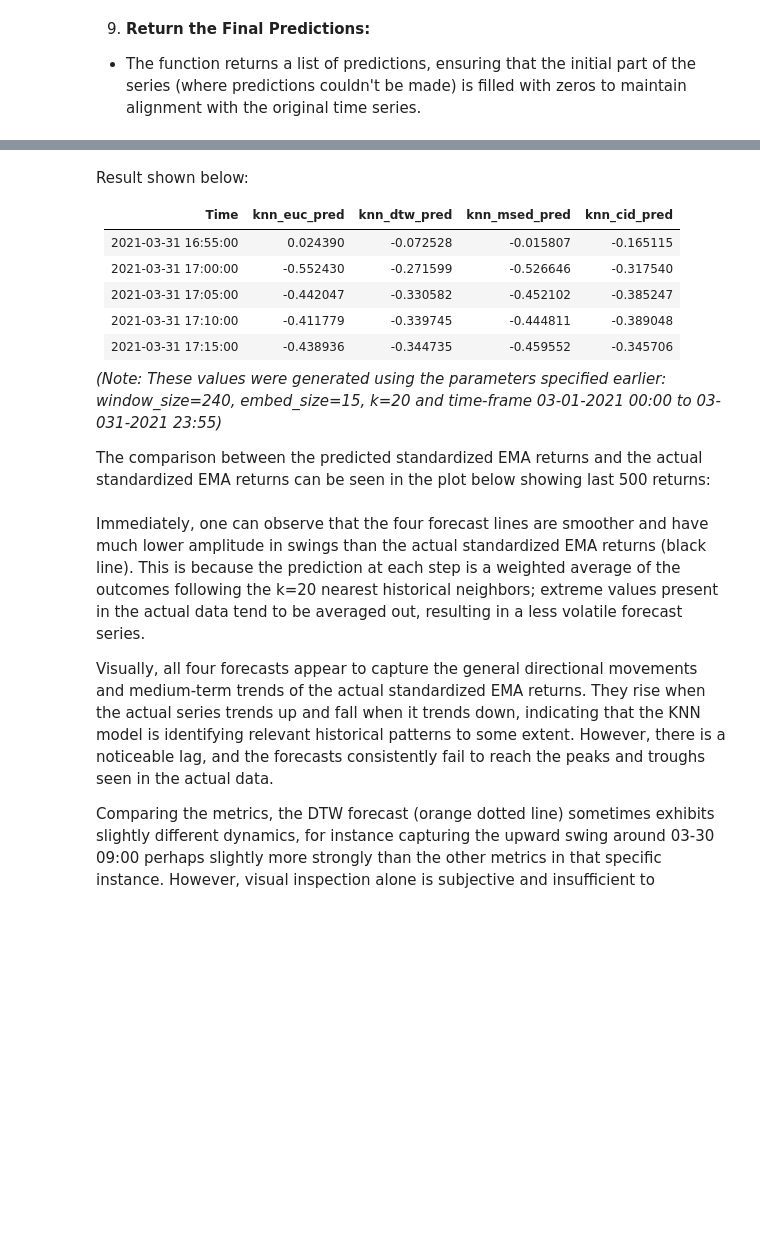
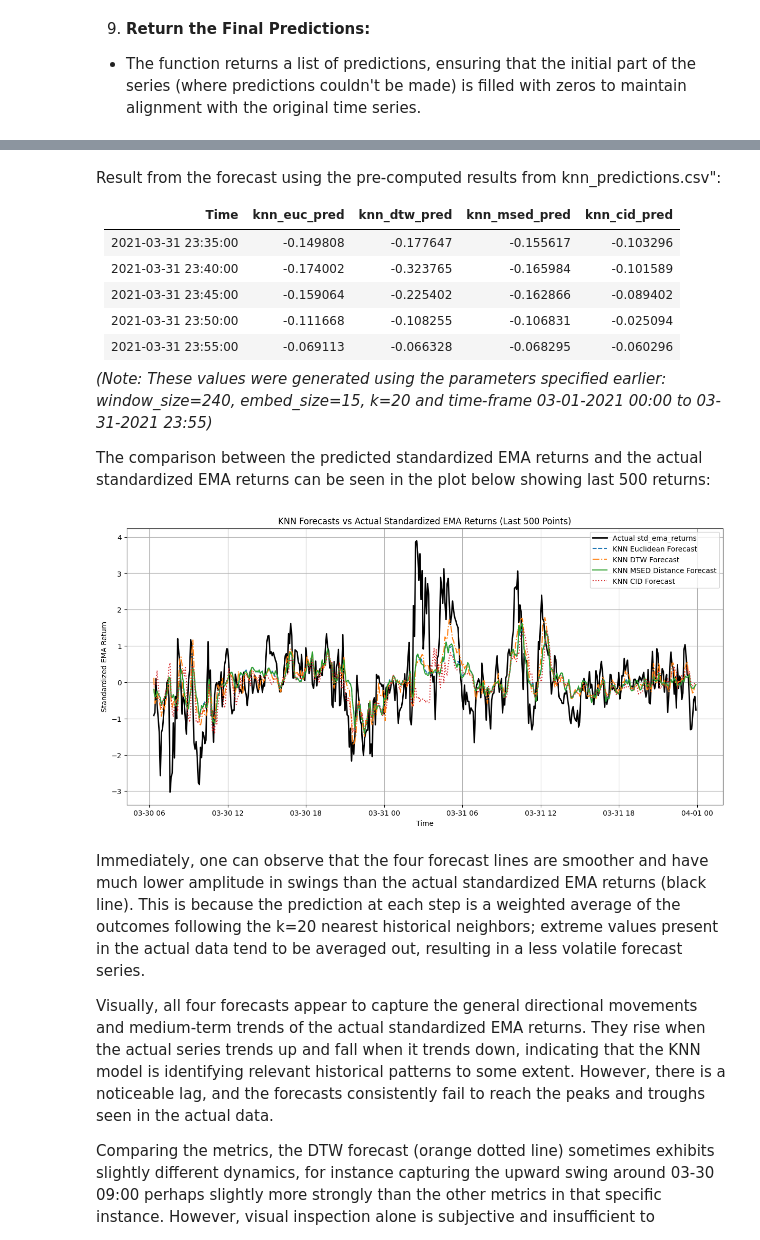
Before and after one commit to Kristofferjoha/Dynamic-Time-Patterns, a Jupyter notebook: Dynamic_Time_Patterns.ipynb, the cells around one changed output, grey strips where cells are left out. Saved outputs shown, nothing was run; the diff lists cells and outputs as text; code cells hidden in the pictures; blank space fills up the shorter version.

```diff
--- a/Dynamic_Time_Patterns.ipynb
+++ b/Dynamic_Time_Patterns.ipynb
@@ -640,0 +744,3 @@ print(df[["knn_euc_pred", "knn_dtw_pred", "knn_msed_pred", "knn_cid_pred"]].tail
+# %%
+df_result = pd.read_csv("knn_predictions.csv", index_col="Time", parse_dates=["Time"])
+print(df_result[["knn_euc_pred", "knn_dtw_pred", "knn_msed_pred", "knn_cid_pred"]].tail())
@@ -641,37 +755,39 @@ print(df[["knn_euc_pred", "knn_dtw_pred", "knn_msed_pred", "knn_cid_pred"]].tail
 # %% [markdown]
-Result shown below:
+Result from the forecast using the pre-computed results from knn_predictions.csv":
 
 | Time                      | knn_euc_pred | knn_dtw_pred | knn_msed_pred | knn_cid_pred |
-|---------------------------|--------------|--------------|--------------|--------------|
-| 2021-03-31 16:55:00       | 0.024390     | -0.072528    | -0.015807    | -0.165115    |
-| 2021-03-31 17:00:00       | -0.552430    | -0.271599    | -0.526646    | -0.317540    |
-| 2021-03-31 17:05:00       | -0.442047    | -0.330582    | -0.452102    | -0.385247    |
-| 2021-03-31 17:10:00       | -0.411779    | -0.339745    | -0.444811    | -0.389048    |
-| 2021-03-31 17:15:00       | -0.438936    | -0.344735    | -0.459552    | -0.345706    |
+| :------------------------ | -----------: | -----------: | ------------: | -----------: |
+| 2021-03-31 23:35:00       |    -0.149808 |    -0.177647 |     -0.155617 |    -0.103296 |
+| 2021-03-31 23:40:00       |    -0.174002 |    -0.323765 |     -0.165984 |    -0.101589 |
+| 2021-03-31 23:45:00       |    -0.159064 |    -0.225402 |     -0.162866 |    -0.089402 |
+| 2021-03-31 23:50:00       |    -0.111668 |    -0.108255 |     -0.106831 |    -0.025094 |
+| 2021-03-31 23:55:00       |    -0.069113 |    -0.066328 |     -0.068295 |    -0.060296 |
 
-*(Note: These values were generated using the parameters specified earlier: window_size=240, embed_size=15, k=20 and time-frame 03-01-2021 00:00 to 03-031-2021 23:55)*
+*(Note: These values were generated using the parameters specified earlier: window_size=240, embed_size=15, k=20 and time-frame 03-01-2021 00:00 to 03-31-2021 23:55)*
 
 The comparison between the predicted standardized EMA returns and the actual standardized EMA returns can be seen in the plot below showing last 500 returns:
 # %%
 plot_range = -500 # Range
 
 plt.figure(figsize=(15, 7))
 
 # Plot Actual Data
-plt.plot(df.index[plot_range:], df["std_ema_returns"][plot_range:], label='Actual std_ema_returns', color='black', linewidth=2)
+plt.plot(df_result.index[plot_range:], df_result["std_ema_returns"][plot_range:], label='Actual std_ema_returns', color='black', linewidth=2)
 
 # Plot Forecasts
-plt.plot(df.index[plot_range:], df["knn_euc_pred"][plot_range:], label='KNN Euclidean Forecast', linestyle='--')
-plt.plot(df.index[plot_range:], df["knn_dtw_pred"][plot_range:], label='KNN DTW Forecast', linestyle='-.')
-plt.plot(df.index[plot_range:], df["knn_msed_pred"][plot_range:], label='KNN MSED Distance Forecast', linestyle='-')
-plt.plot(df.index[plot_range:], df["knn_cid_pred"][plot_range:], label='KNN CID Forecast', linestyle=':')
+plt.plot(df_result.index[plot_range:], df_result["knn_euc_pred"][plot_range:], label='KNN Euclidean Forecast', linestyle='--')
+plt.plot(df_result.index[plot_range:], df_result["knn_dtw_pred"][plot_range:], label='KNN DTW Forecast', linestyle='-.')
+plt.plot(df_result.index[plot_range:], df_result["knn_msed_pred"][plot_range:], label='KNN MSED Distance Forecast', linestyle='-')
+plt.plot(df_result.index[plot_range:], df_result["knn_cid_pred"][plot_range:], label='KNN CID Forecast', linestyle=':')
 
 plt.title('KNN Forecasts vs Actual Standardized EMA Returns (Last 500 Points)')
 plt.xlabel('Time')
 plt.ylabel('Standardized EMA Return')
 plt.legend()
 plt.grid(True) # Add grid for easier reading
 plt.show()
+# %% [output]
+[figure, added]
 # %% [markdown]
 Immediately, one can observe that the four forecast lines are smoother and have much lower amplitude in swings than the actual standardized EMA returns (black line). This is because the prediction at each step is a weighted average of the outcomes following the k=20 nearest historical neighbors; extreme values present in the actual data tend to be averaged out, resulting in a less volatile forecast series.
 
```
Also changed, not shown: parts of 39 cells of this notebook, 1 other file.
